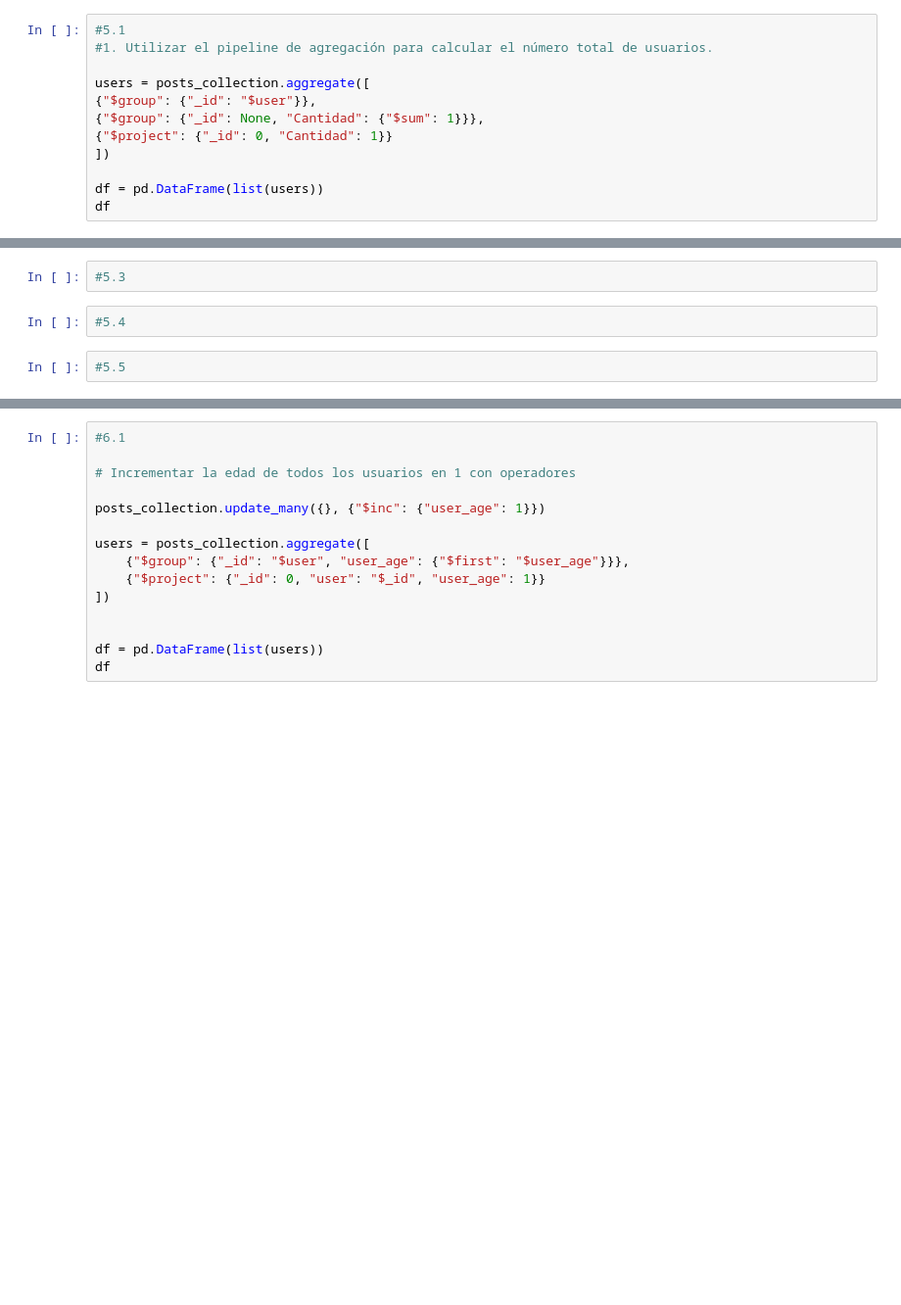
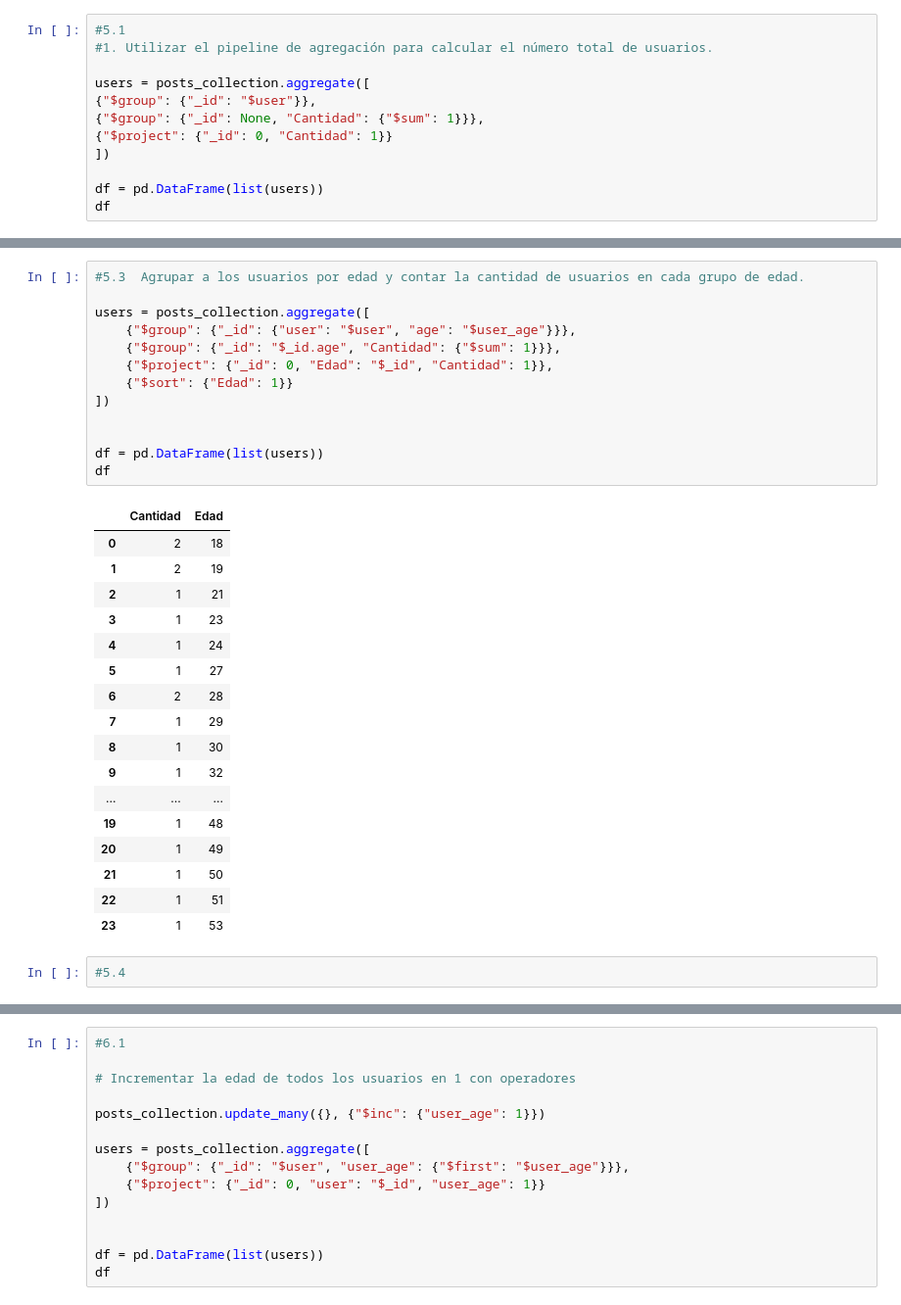
Before and after one commit to javialroro/TareasBases, a Jupyter notebook: 02 - MongoDB/test_mongo.ipynb, the cells around one changed output, grey strips where cells are left out. Shown: that part at 98% size. Cells and saved outputs as stored; diff of their text form; blank space fills up the shorter version.

```diff
--- a/02 - MongoDB/test_mongo.ipynb
+++ b/02 - MongoDB/test_mongo.ipynb
@@ -228,6 +314,33 @@ df
-# %%
-#5.3
+# %%
+#5.3  Agrupar a los usuarios por edad y contar la cantidad de usuarios en cada grupo de edad.
+
+users = posts_collection.aggregate([
+    {"$group": {"_id": {"user": "$user", "age": "$user_age"}}},
+    {"$group": {"_id": "$_id.age", "Cantidad": {"$sum": 1}}},
+    {"$project": {"_id": 0, "Edad": "$_id", "Cantidad": 1}},
+    {"$sort": {"Edad": 1}}
+])
+
+
+df = pd.DataFrame(list(users))
+df
+# %% [output]
+|  | Cantidad | Edad |
+| 0 | 2 | 18 |
+| 1 | 2 | 19 |
+| 2 | 1 | 21 |
+| 3 | 1 | 23 |
+| 4 | 1 | 24 |
+| 5 | 1 | 27 |
+| 6 | 2 | 28 |
+| 7 | 1 | 29 |
+| 8 | 1 | 30 |
+| 9 | 1 | 32 |
+| ... | ... | ... |
+| 19 | 1 | 48 |
+| 20 | 1 | 49 |
+| 21 | 1 | 50 |
+| 22 | 1 | 51 |
+| 23 | 1 | 53 |
 # %%
 #5.4
-# %%
-#5.5
```
Also changed, not shown: parts of 14 cells of this notebook, 1 other file.
